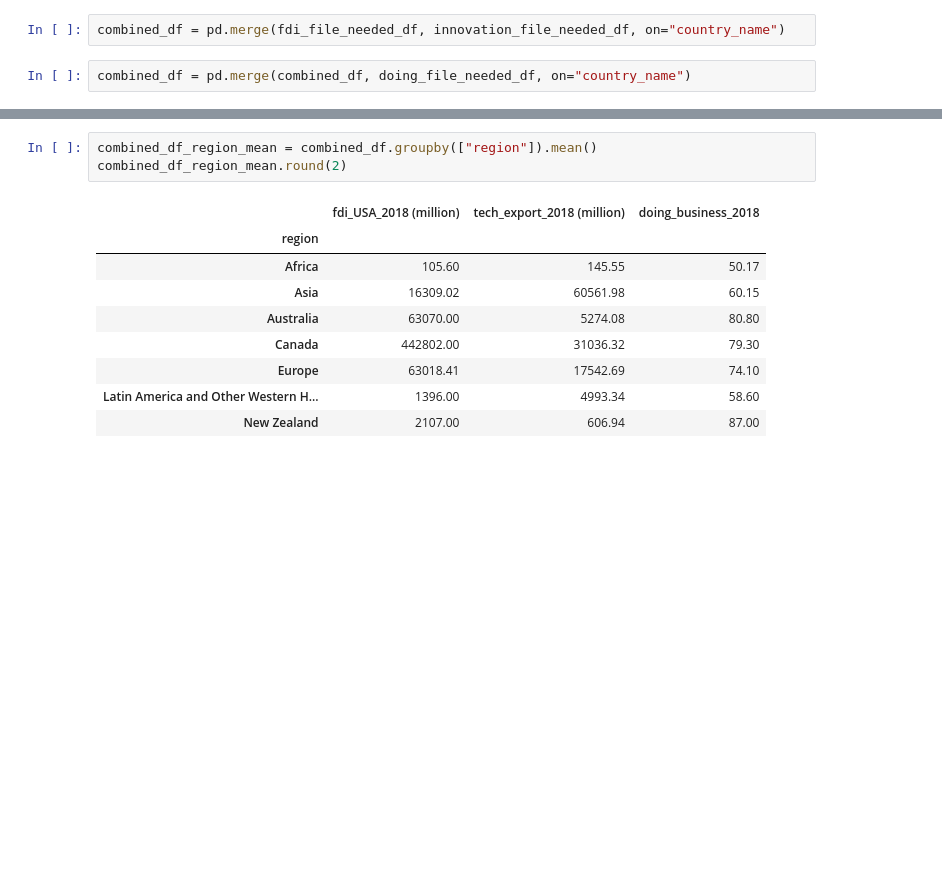
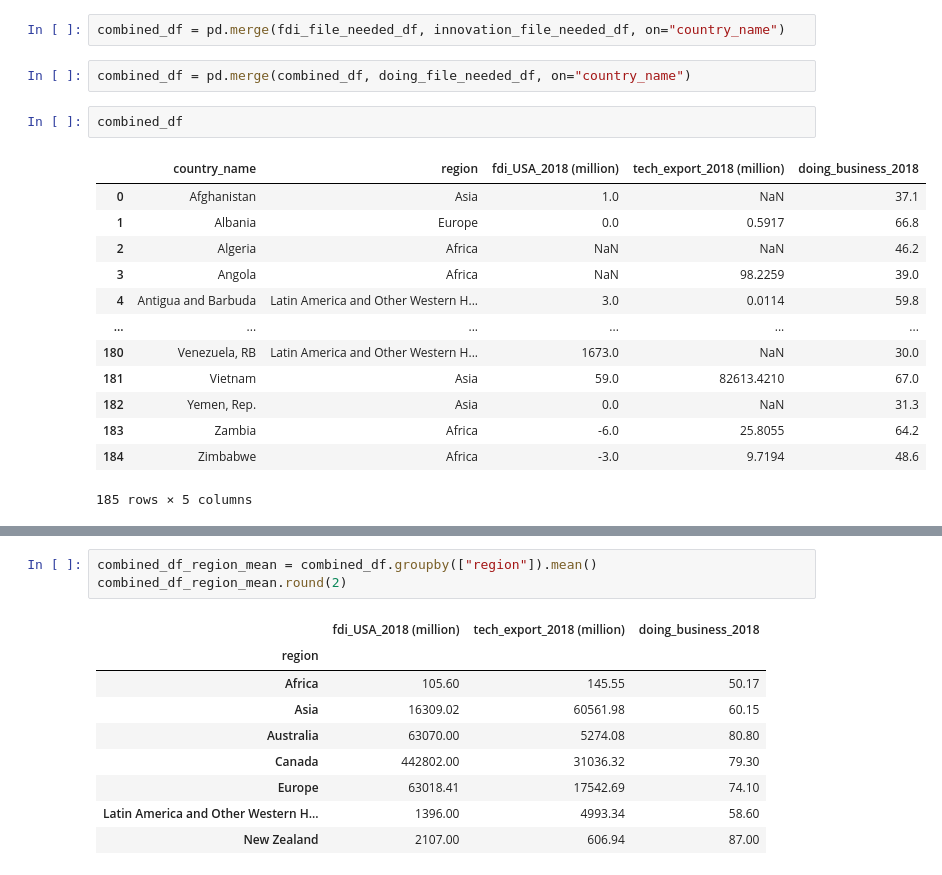
Before and after one commit to sabrinasaleh/Data_Munging_Plotting, a Jupyter notebook: Ed_tasks/innovation_clean_ey.ipynb, the cells around one changed output, grey strips where cells are left out. Cells and saved outputs as stored; diff of their text form; blank space fills up the shorter version.

```diff
--- a/Ed_tasks/innovation_clean_ey.ipynb
+++ b/Ed_tasks/innovation_clean_ey.ipynb
@@ -77,4 +110,20 @@ doing_file_needed_df
 combined_df = pd.merge(fdi_file_needed_df, innovation_file_needed_df, on="country_name")
 # %%
 combined_df = pd.merge(combined_df, doing_file_needed_df, on="country_name")
+# %%
+combined_df
+# %% [output]
+|  | country_name | region | fdi_USA_2018 (million) | tech_export_2018 (million) | doing_business_2018 |
+| 0 | Afghanistan | Asia | 1.0 | NaN | 37.1 |
+| 1 | Albania | Europe | 0.0 | 0.5917 | 66.8 |
+| 2 | Algeria | Africa | NaN | NaN | 46.2 |
+| 3 | Angola | Africa | NaN | 98.2259 | 39.0 |
+| 4 | Antigua and Barbuda | Latin America and Other Western H... | 3.0 | 0.0114 | 59.8 |
+| ... | ... | ... | ... | ... | ... |
+| 180 | Venezuela, RB | Latin America and Other Western H... | 1673.0 | NaN | 30.0 |
+| 181 | Vietnam | Asia | 59.0 | 82613.4210 | 67.0 |
+| 182 | Yemen, Rep. | Asia | 0.0 | NaN | 31.3 |
+| 183 | Zambia | Africa | -6.0 | 25.8055 | 64.2 |
+| 184 | Zimbabwe | Africa | -3.0 | 9.7194 | 48.6 |
+185 rows × 5 columns
 # %%
```
Also changed, not shown: parts of 11 cells of this notebook.
